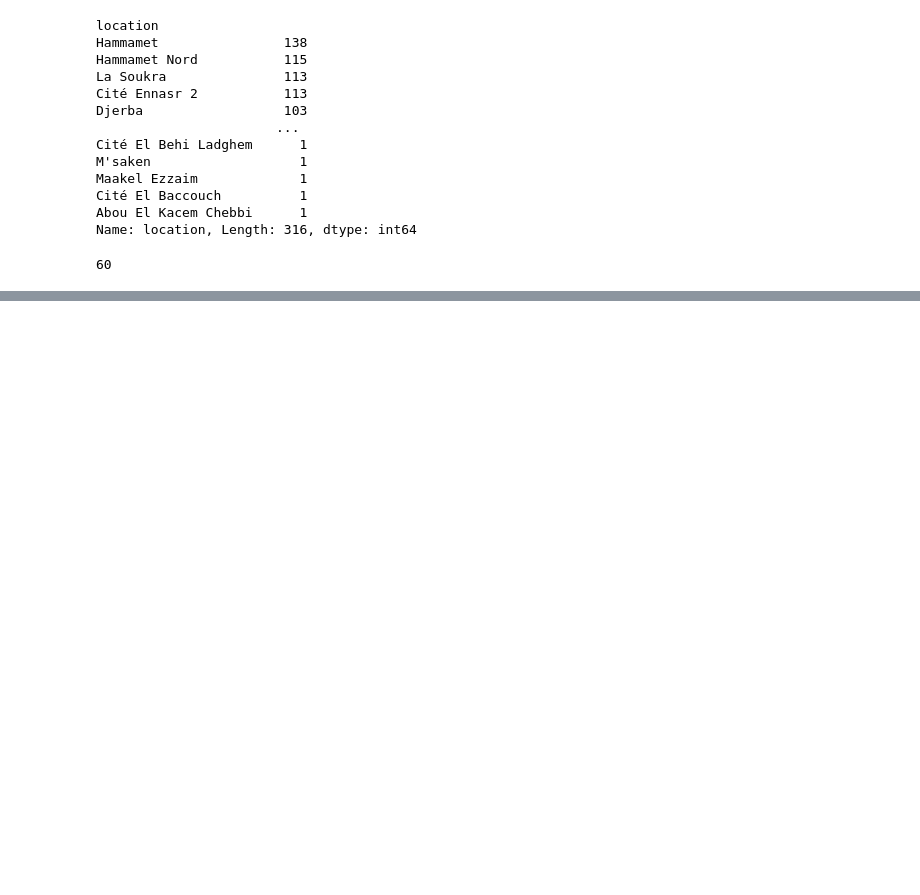
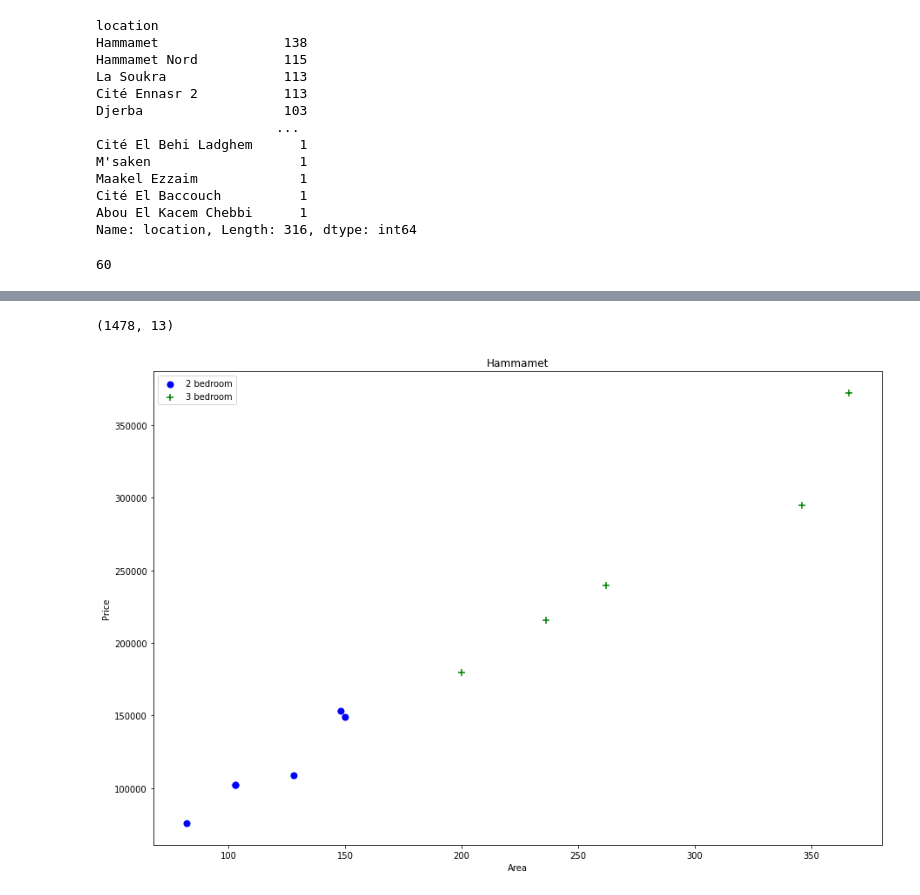
Before and after one commit to Jomar77/NZ-House-Price-Predictor, a Jupyter notebook: main.ipynb, the cells around one changed output, grey strips where cells are left out. Saved outputs shown, nothing was run; the diff lists cells and outputs as text; code cells hidden in the pictures; blank space fills up the shorter version.

```diff
--- a/main.ipynb
+++ b/main.ipynb
@@ -155,0 +242,24 @@ len(df5.location.unique())
+# %%
+def remove_room_outlier(df):
+    exclude_indices = np.array([])
+    for location, location_df in df.groupby('location'):
+        room_stats = {}
+        for room, room_df in location_df.groupby('room'):
+            room_stats[room] = {
+                'mean': np.mean(room_df.price_per_m2),
+                'std': np.std(room_df.price_per_m2),
+                'count': room_df.shape[0]
+            }
+        for room, room_df in location_df.groupby('room'):
+            stats = room_stats.get(room-1)
+            if stats and stats['count']>5:
+                exclude_indices = np.append(exclude_indices, room_df[room_df.price_per_m2<(stats['mean'])].index.values)
+    return df.drop(exclude_indices,axis='index')
+df8 = remove_room_outlier(df7)
+df8.shape
+# %% [output]
+(1478, 13)
+# %%
+plot_scatter_chart(df8,"Hammamet")
+# %% [output]
+[figure, added]
```
Also changed, not shown: parts of 13 cells of this notebook.
